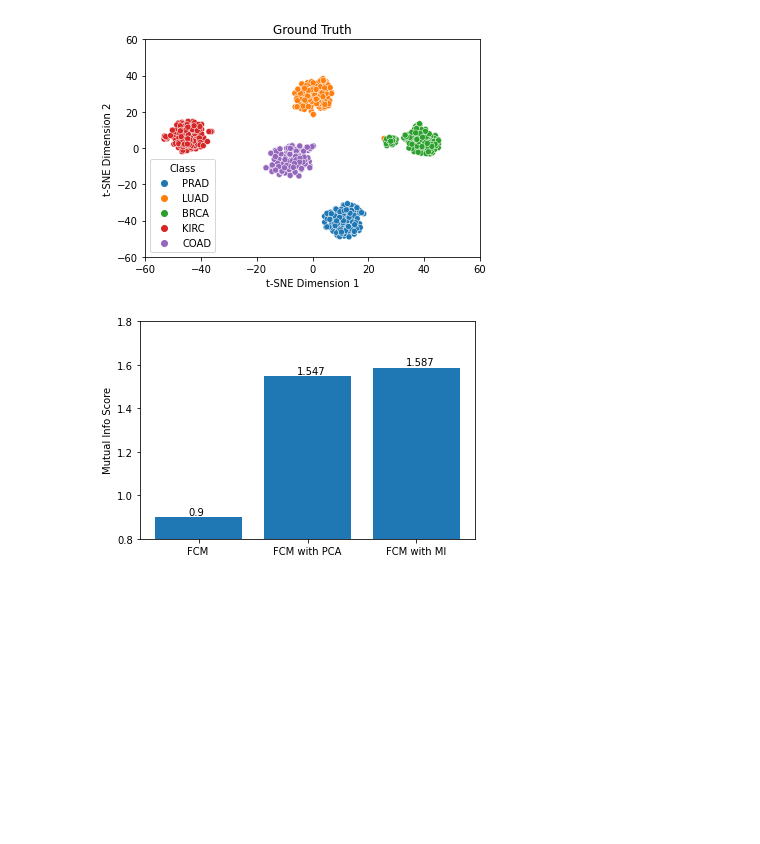
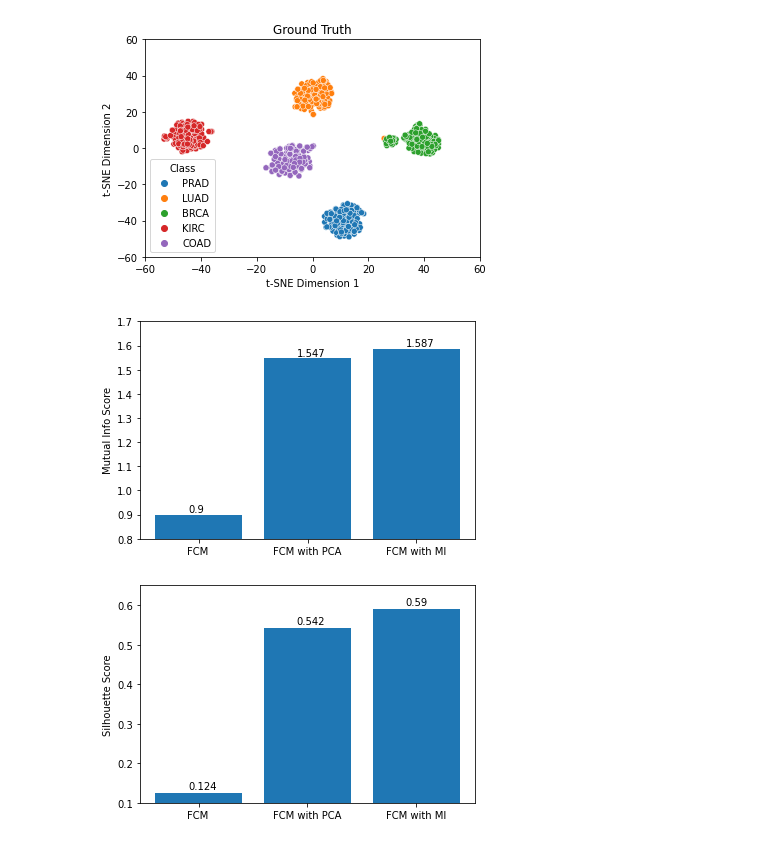
Before and after one commit to alina-dima/PR-for-AI, a Jupyter notebook: Assignment 2/Genes/genes.ipynb, the cells around one changed output. Saved outputs shown, nothing was run; the diff lists cells and outputs as text; code cells hidden in the pictures; blank space fills up the shorter version.

Commit message:
figure change

```diff
--- a/Assignment 2/Genes/genes.ipynb
+++ b/Assignment 2/Genes/genes.ipynb
@@ -589,16 +590,29 @@ y_test = y_cluster.to_numpy().flatten()
 results_cls = {}
 
 for y_pred, x_test, name in preds:
-    #print(silhouette_score(x_test, y_pred))
-    results_cls["FCM " + name] = mutual_info_score(y_test, y_pred)
+    results_cls["FCM " + name] = mutual_info_score(y_test, y_pred), silhouette_score(x_test, y_pred)
 # %%
-plt.bar(results_cls.keys(), results_cls.values())
-plt.ylim(0.8, 1.8)
-xlocs, xlabs = plt.xticks()
-for i, v in enumerate(results_cls.values()):
-    plt.text(xlocs[i] - 0.1, v + 0.01, str(round(v,3)))
-plt.ylabel("Mutual Info Score")
-save_plot("final_cluster_results")
-plt.show()
+def plot_cluster(arr_):
+    plt.bar(results_cls.keys(), arr_)
+    xlocs, xlabs = plt.xticks()
+    for i, v in enumerate(arr_):
+        plt.text(xlocs[i] - 0.1, v + 0.01, str(round(v,3)))
-# %% [output]
-[figure, removed]
+# %%
+arr_scores = np.array(list(results_cls.values()))
+mi_scores = arr_scores[:,0]
+si_scores = arr_scores[:,1]
+
+plot_cluster(mi_scores)
+plt.ylim(0.8, 1.7)
+plt.ylabel("Mutual Info Score")
+save_plot("final_cluster_results")
+plt.show()
+
+plot_cluster(si_scores)
+plt.ylim(0.1, 0.65)
+plt.ylabel("Silhouette Score")
+save_plot("final_cluster_results_silhouette")
+plt.show()
+# %% [output]
+[figure, added]
+[figure, added]
```
Also changed, not shown: parts of 4 cells of this notebook, 19 other files.
